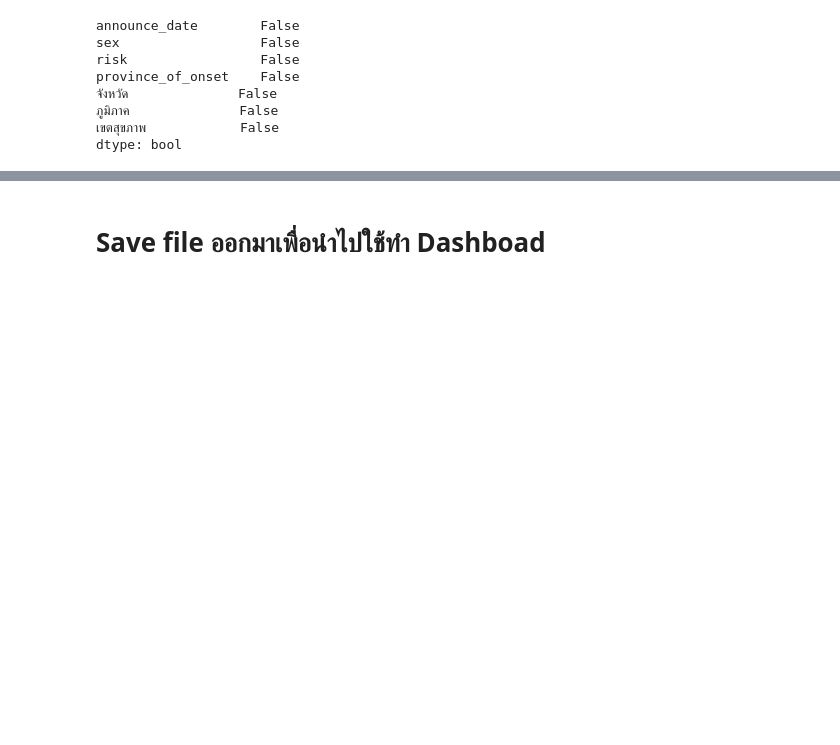
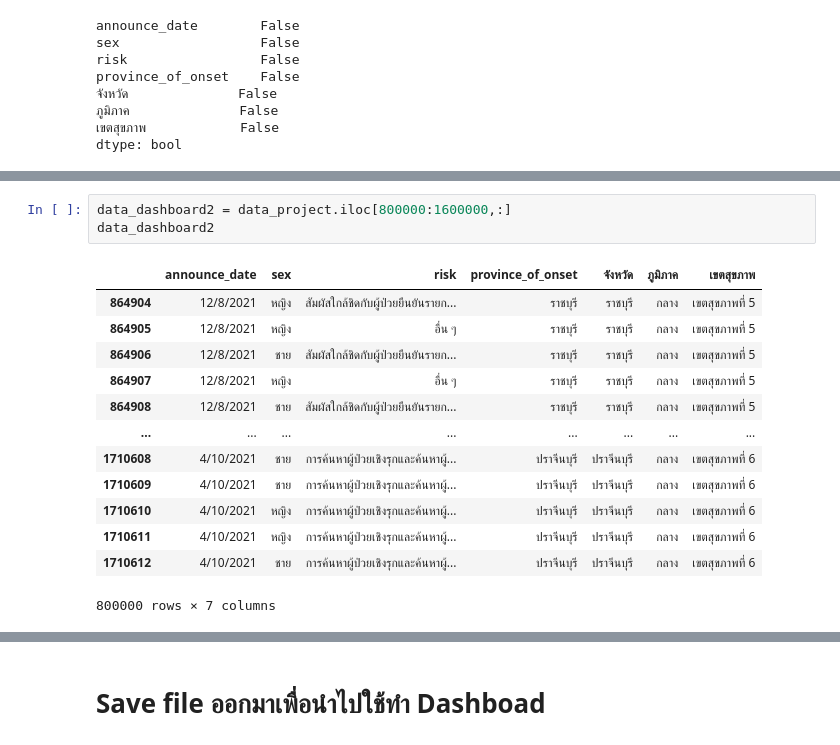
Before and after one commit to kittimaxz/data_viz_2022, a Jupyter notebook: Project.ipynb, the cells around one changed output, grey strips where cells are left out. Cells and saved outputs as stored; diff of their text form; blank space fills up the shorter version.

```diff
--- a/Project.ipynb
+++ b/Project.ipynb
@@ -1075,0 +1095,17 @@ data_dashboard
+# %%
+data_dashboard2 = data_project.iloc[800000:1600000,:]
+data_dashboard2
+# %% [output]
+|  | announce_date | sex | risk | province_of_onset | จังหวัด | ภูมิภาค | เขตสุขภาพ |
+| 864904 | 12/8/2021 | หญิง | สัมผัสใกล้ชิดกับผู้ป่วยยืนยันรายก... | ราชบุรี | ราชบุรี | กลาง | เขตสุขภาพที่ 5 |
+| 864905 | 12/8/2021 | หญิง | อื่น ๆ | ราชบุรี | ราชบุรี | กลาง | เขตสุขภาพที่ 5 |
+| 864906 | 12/8/2021 | ชาย | สัมผัสใกล้ชิดกับผู้ป่วยยืนยันรายก... | ราชบุรี | ราชบุรี | กลาง | เขตสุขภาพที่ 5 |
+| 864907 | 12/8/2021 | หญิง | อื่น ๆ | ราชบุรี | ราชบุรี | กลาง | เขตสุขภาพที่ 5 |
+| 864908 | 12/8/2021 | ชาย | สัมผัสใกล้ชิดกับผู้ป่วยยืนยันรายก... | ราชบุรี | ราชบุรี | กลาง | เขตสุขภาพที่ 5 |
+| ... | ... | ... | ... | ... | ... | ... | ... |
+| 1710608 | 4/10/2021 | ชาย | การค้นหาผู้ป่วยเชิงรุกและค้นหาผู้... | ปราจีนบุรี | ปราจีนบุรี | กลาง | เขตสุขภาพที่ 6 |
+| 1710609 | 4/10/2021 | ชาย | การค้นหาผู้ป่วยเชิงรุกและค้นหาผู้... | ปราจีนบุรี | ปราจีนบุรี | กลาง | เขตสุขภาพที่ 6 |
+| 1710610 | 4/10/2021 | หญิง | การค้นหาผู้ป่วยเชิงรุกและค้นหาผู้... | ปราจีนบุรี | ปราจีนบุรี | กลาง | เขตสุขภาพที่ 6 |
+| 1710611 | 4/10/2021 | หญิง | การค้นหาผู้ป่วยเชิงรุกและค้นหาผู้... | ปราจีนบุรี | ปราจีนบุรี | กลาง | เขตสุขภาพที่ 6 |
+| 1710612 | 4/10/2021 | ชาย | การค้นหาผู้ป่วยเชิงรุกและค้นหาผู้... | ปราจีนบุรี | ปราจีนบุรี | กลาง | เขตสุขภาพที่ 6 |
+800000 rows × 7 columns
```
Also changed, not shown: parts of 12 cells of this notebook.
